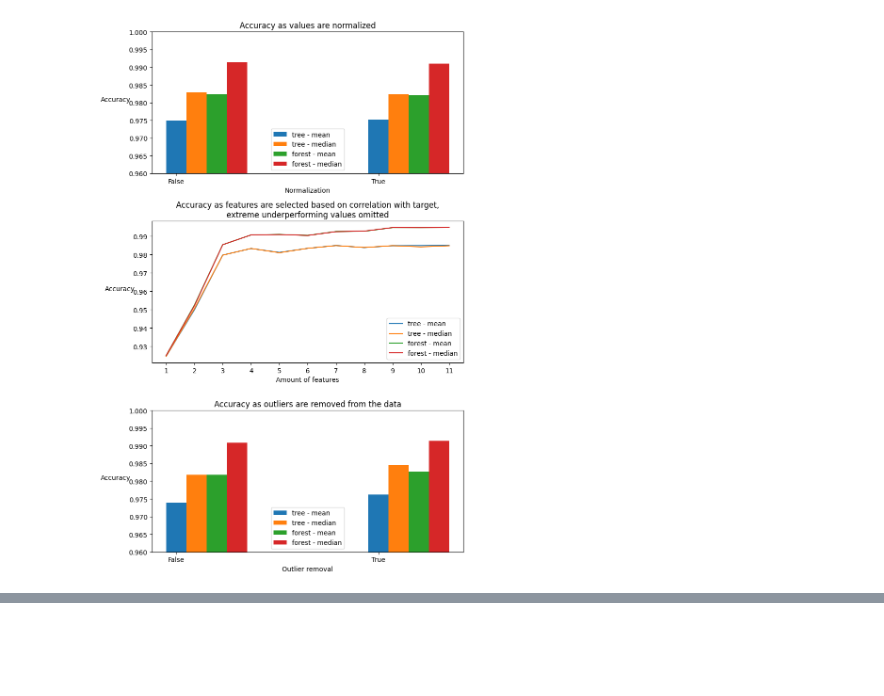
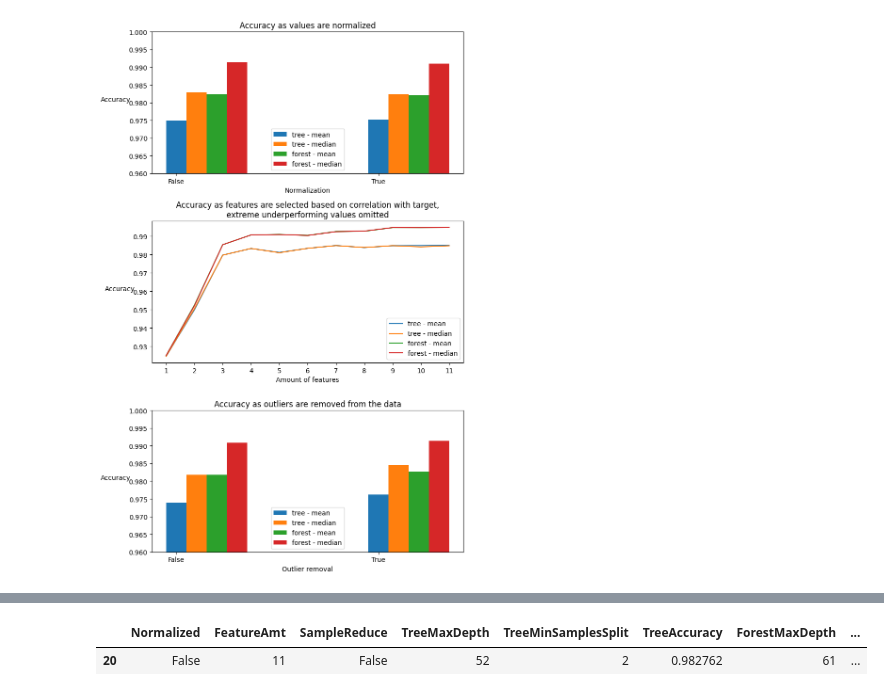
Before and after one commit to COSC5557/pipeline-optimization-Mikey-E, a Jupyter notebook: pipe.ipynb, the cells around one changed output, grey strips where cells are left out. Cells and saved outputs as stored; diff of their text form; code cells hidden in the pictures; blank space fills up the shorter version.

Commit message:
added code and latex update for default pipline

```diff
--- a/pipe.ipynb
+++ b/pipe.ipynb
@@ -453,6 +441,6 @@ normalized? False, features used: 6, sample reduce? True, tree max depth: 64, tr
 # %%
 #Load the results dataframe as opposed to running the cell above
-df_cls_results = pd.read_csv("df_cls_results.csv")
+df_cls_results = pd.read_csv("df_cls_results_100.csv")
 # %%
 #Print best result found for the tree
 df_cls_results.loc[df_cls_results["TreeAccuracy"].idxmax()]
@@ -558,0 +553,6 @@ plt.savefig("classification_performance")
+# %%
+#Default pipeline tree and forest values
+df_cls_results[(df_cls_results["Normalized"] == False) & (df_cls_results["FeatureAmt"] == 11) & (df_cls_results["SampleReduce"] == False)]
+# %% [output]
+|  | Normalized | FeatureAmt | SampleReduce | TreeMaxDepth | TreeMinSamplesSplit | TreeAccuracy | ForestMaxDepth | ... |
+| 20 | False | 11 | False | 52 | 2 | 0.982762 | 61 | ... |
```
Also changed, not shown: parts of 2 cells of this notebook, 2 other files.
